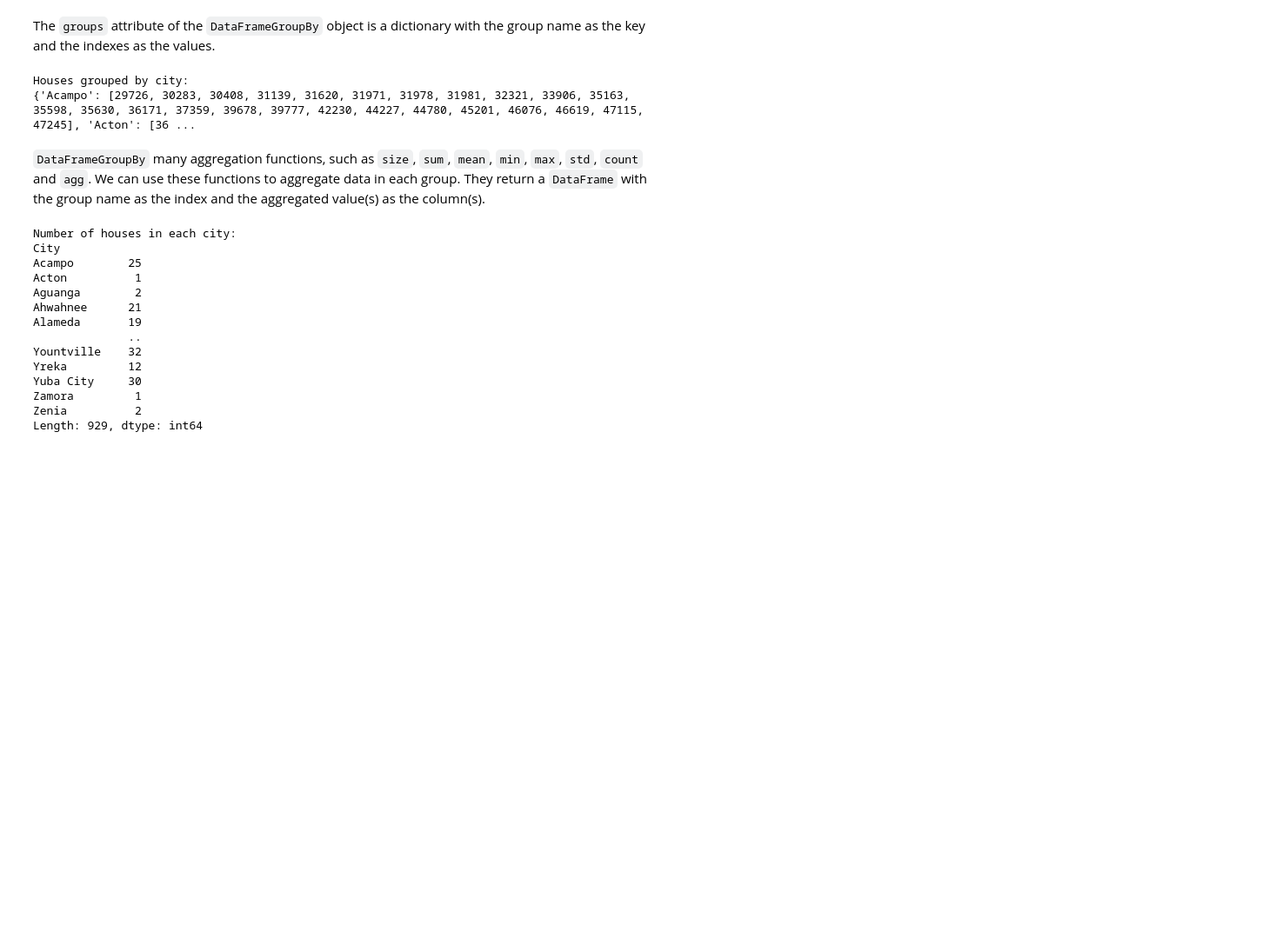
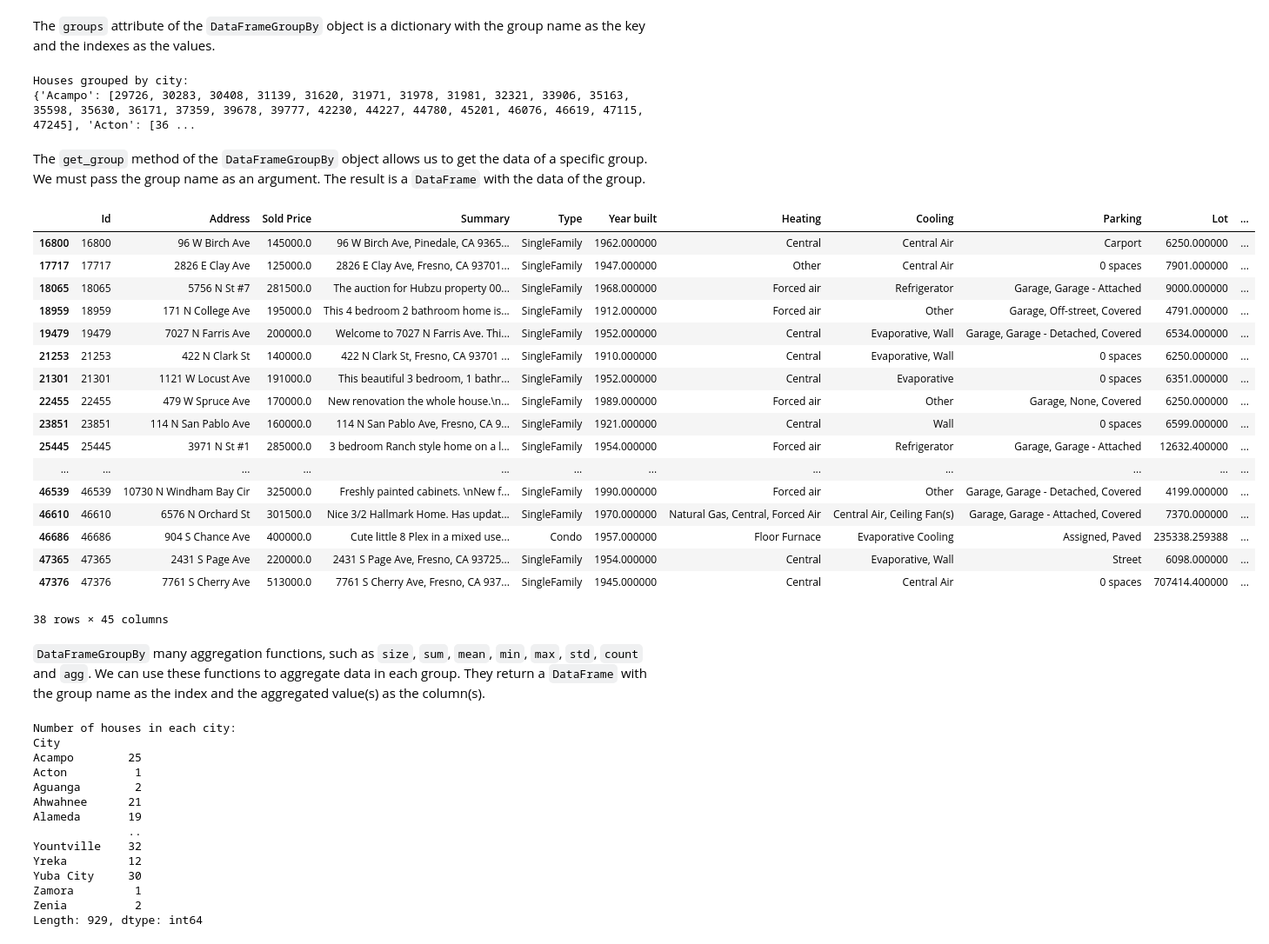
Before and after one commit to francisco-ortin/data-science-course, a Jupyter notebook: data-proc-visual/pandas.ipynb, the cells around one changed output. Shown at 87% size. Saved outputs shown, nothing was run; the diff lists cells and outputs as text; code cells hidden in the pictures; blank space fills up the shorter version.

```diff
--- a/data-proc-visual/pandas.ipynb
+++ b/data-proc-visual/pandas.ipynb
@@ -714,6 +713,30 @@ print(f"Houses grouped by city:\n{grouped_by_city.groups}")  # show the groups;
 # %% [output]
 Houses grouped by city:
 {'Acampo': [29726, 30283, 30408, 31139, 31620, 31971, 31978, 31981, 32321, 33906, 35163, 35598, 35630, 36171, 37359, 39678, 39777, 42230, 44227, 44780, 45201, 46076, 46619, 47115, 47245], 'Acton': [36 ...
+# %% [markdown]
+The `get_group` method of the `DataFrameGroupBy` object allows us to get the data of a specific group. We must pass the group name as an argument. The result is a `DataFrame` with the data of the group.
+# %%
+# show the houses in Fresno
+grouped_by_city.get_group('Fresno')  # returns a DataFrame where the 'City' is 'Fresno'
+# %% [output]
+|  | Id | Address | Sold Price | Summary | Type | Year built | Heating | Cooling | Parking | Lot | ... |
+| 16800 | 16800 | 96 W Birch Ave | 145000.0 | 96 W Birch Ave, Pinedale, CA 9365... | SingleFamily | 1962.000000 | Central | Central Air | Carport | 6250.000000 | ... |
+| 17717 | 17717 | 2826 E Clay Ave | 125000.0 | 2826 E Clay Ave, Fresno, CA 93701... | SingleFamily | 1947.000000 | Other | Central Air | 0 spaces | 7901.000000 | ... |
+| 18065 | 18065 | 5756 N St #7 | 281500.0 | The auction for Hubzu property 00... | SingleFamily | 1968.000000 | Forced air | Refrigerator | Garage, Garage - Attached | 9000.000000 | ... |
+| 18959 | 18959 | 171 N College Ave | 195000.0 | This 4 bedroom 2 bathroom home is... | SingleFamily | 1912.000000 | Forced air | Other | Garage, Off-street, Covered | 4791.000000 | ... |
+| 19479 | 19479 | 7027 N Farris Ave | 200000.0 | Welcome to 7027 N Farris Ave. Thi... | SingleFamily | 1952.000000 | Central | Evaporative, Wall | Garage, Garage - Detached, Covered | 6534.000000 | ... |
+| 21253 | 21253 | 422 N Clark St | 140000.0 | 422 N Clark St, Fresno, CA 93701 ... | SingleFamily | 1910.000000 | Central | Evaporative, Wall | 0 spaces | 6250.000000 | ... |
+| 21301 | 21301 | 1121 W Locust Ave | 191000.0 | This beautiful 3 bedroom, 1 bathr... | SingleFamily | 1952.000000 | Central | Evaporative | 0 spaces | 6351.000000 | ... |
+| 22455 | 22455 | 479 W Spruce Ave | 170000.0 | New renovation the whole house.\n... | SingleFamily | 1989.000000 | Forced air | Other | Garage, None, Covered | 6250.000000 | ... |
+| 23851 | 23851 | 114 N San Pablo Ave | 160000.0 | 114 N San Pablo Ave, Fresno, CA 9... | SingleFamily | 1921.000000 | Central | Wall | 0 spaces | 6599.000000 | ... |
+| 25445 | 25445 | 3971 N St #1 | 285000.0 | 3 bedroom Ranch style home on a l... | SingleFamily | 1954.000000 | Forced air | Refrigerator | Garage, Garage - Attached | 12632.400000 | ... |
+| ... | ... | ... | ... | ... | ... | ... | ... | ... | ... | ... | ... |
+| 46539 | 46539 | 10730 N Windham Bay Cir | 325000.0 | Freshly painted cabinets. \nNew f... | SingleFamily | 1990.000000 | Forced air | Other | Garage, Garage - Detached, Covered | 4199.000000 | ... |
+| 46610 | 46610 | 6576 N Orchard St | 301500.0 | Nice 3/2 Hallmark Home. Has updat... | SingleFamily | 1970.000000 | Natural Gas, Central, Forced Air | Central Air, Ceiling Fan(s) | Garage, Garage - Attached, Covered | 7370.000000 | ... |
+| 46686 | 46686 | 904 S Chance Ave | 400000.0 | Cute little 8 Plex in a mixed use... | Condo | 1957.000000 | Floor Furnace | Evaporative Cooling | Assigned, Paved | 235338.259388 | ... |
+| 47365 | 47365 | 2431 S Page Ave | 220000.0 | 2431 S Page Ave, Fresno, CA 93725... | SingleFamily | 1954.000000 | Central | Evaporative, Wall | Street | 6098.000000 | ... |
+| 47376 | 47376 | 7761 S Cherry Ave | 513000.0 | 7761 S Cherry Ave, Fresno, CA 937... | SingleFamily | 1945.000000 | Central | Central Air | 0 spaces | 707414.400000 | ... |
+38 rows × 45 columns
 # %% [markdown]
 `DataFrameGroupBy` many aggregation functions, such as `size`, `sum`, `mean`, `min`, `max`, `std`, `count` and `agg`. We can use these functions to aggregate data in each group. They return a `DataFrame` with the group name as the index and the aggregated value(s) as the column(s).
 # %%
```
Also changed, not shown: parts of 1 cell of this notebook, 2 other files.
